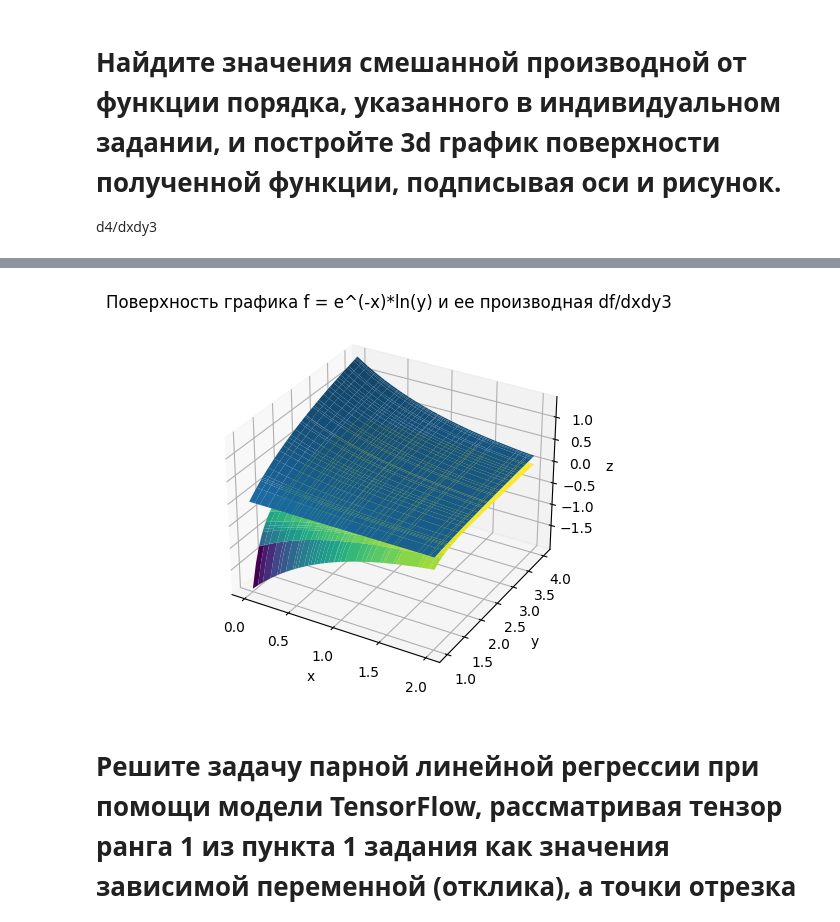
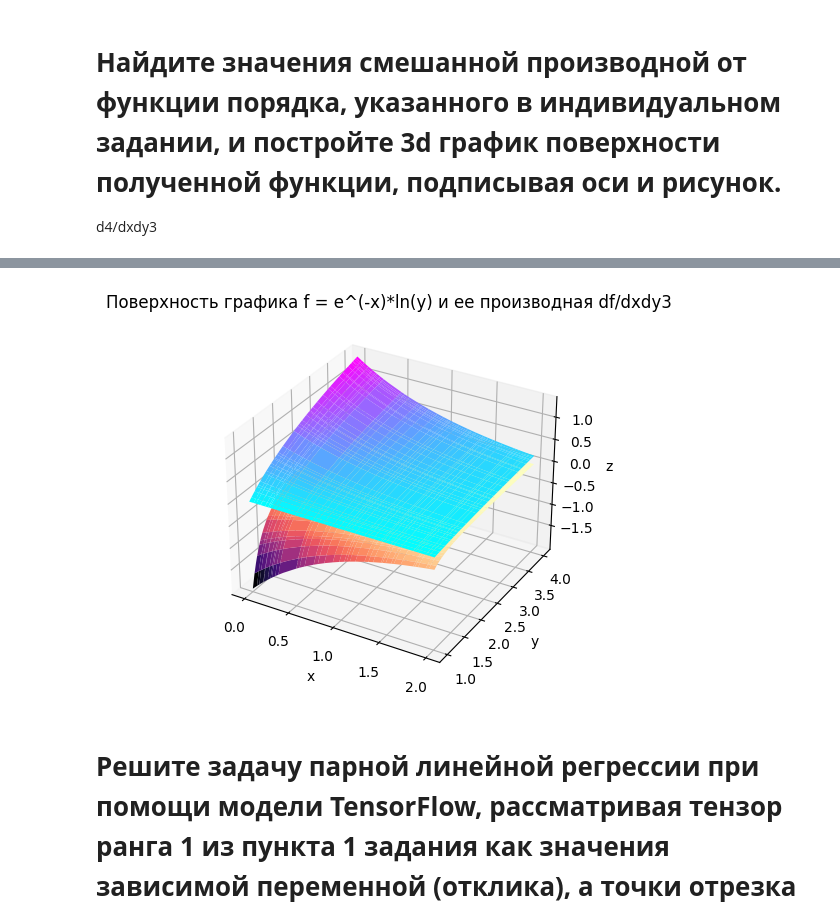
Before and after one commit to kjxeez/machine-learning, a Jupyter notebook: Tensorflow.ipynb, the cells around one changed output, grey strips where cells are left out. Drawn from its saved outputs; the diff is of its cells as text; code cells hidden in the pictures.

```diff
--- a/Tensorflow.ipynb
+++ b/Tensorflow.ipynb
@@ -236,17 +236,17 @@ array([[-1.9999996 , -1.9875103 , -1.8795311 , ..., -0.28528816,
 # %%
 
 # Plot the surfaces
 fig = plt.figure()
 ax = fig.add_subplot(111, projection='3d')
-ax.plot_surface(x, y, f.numpy())
-ax.plot_surface(x, y, dfdxdy3.numpy(), cmap='viridis')
+ax.plot_surface(x, y, f.numpy(), cmap='cool')
+ax.plot_surface(x, y, dfdxdy3.numpy(), cmap='magma')
 ax.set_xlabel('x')
 ax.set_ylabel('y')
 ax.set_zlabel('z')
 ax.set_title('Поверхность графика f = e^(-x)*ln(y) и ее производная df/dxdy3')
 plt.show()
 # %% [output]
-[figure, old version]
+[figure, new version]
 # %%
 del tape1
 del tape2
```
Also changed, not shown: parts of 10 cells of this notebook.
